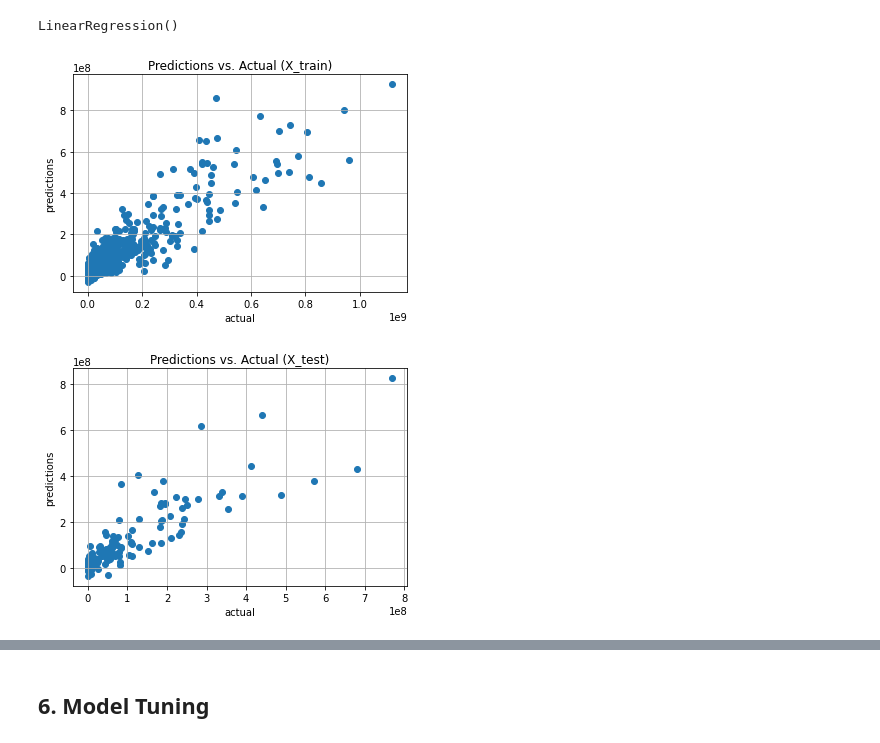
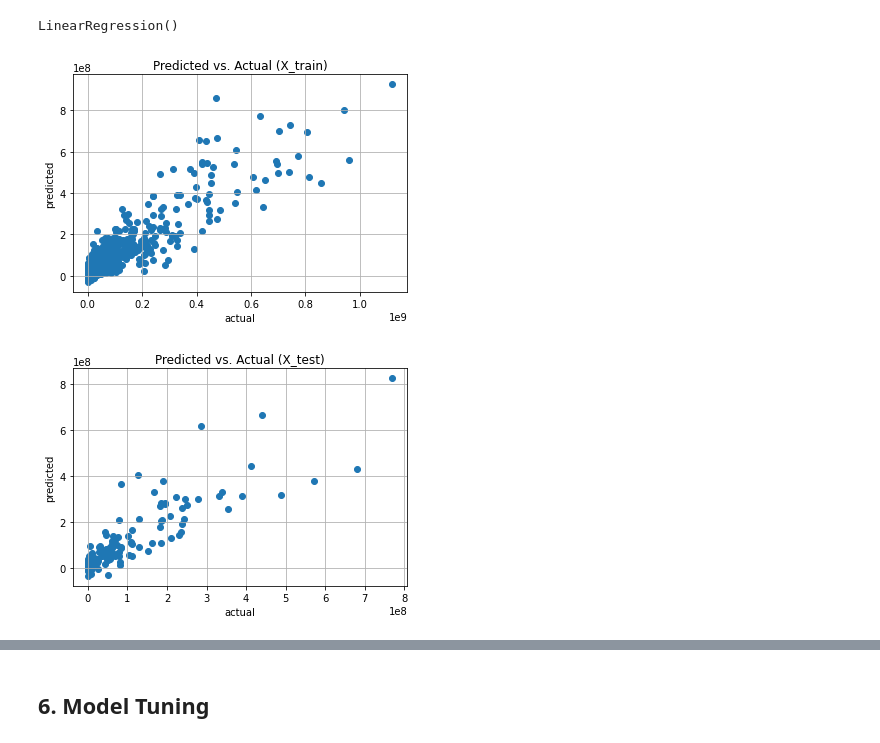
Before and after one commit to slp22/regression-project, a Jupyter notebook: adaptation_movies_regression.ipynb, the cells around one changed output, grey strips where cells are left out. Cells and saved outputs as stored; diff of their text form; code cells hidden in the pictures.

```diff
--- a/adaptation_movies_regression.ipynb
+++ b/adaptation_movies_regression.ipynb
@@ -336,24 +336,24 @@ LinearRegression()
 # %%
 # lin_reg train: fitted vs. actual
 y_train_predict = lin_reg.predict(X_train)
 
 plt.scatter(y_train, y_train_predict)
 plt.plot([0, 400], [0, 400])
-plt.title('Predictions vs. Actual (X_train)')
+plt.title('Predicted vs. Actual (X_train)')
 plt.xlabel('actual')
-plt.ylabel('predictions')
+plt.ylabel('predicted')
 plt.grid();
 # %% [output]
-[figure, old version]
+[figure, new version]
 # %%
 # lin_reg test: fitted vs. actual
 y_test_predict = lin_reg.predict(X_test)
 
 plt.scatter(y_test, y_test_predict)
 plt.plot([0, 400], [0, 400])
-plt.title('Predictions vs. Actual (X_test)')
+plt.title('Predicted vs. Actual (X_test)')
 plt.xlabel('actual')
-plt.ylabel('predictions')
+plt.ylabel('predicted')
 plt.grid();
 # %% [output]
-[figure, old version]
+[figure, new version]
```
Also changed, not shown: parts of 12 cells of this notebook.
